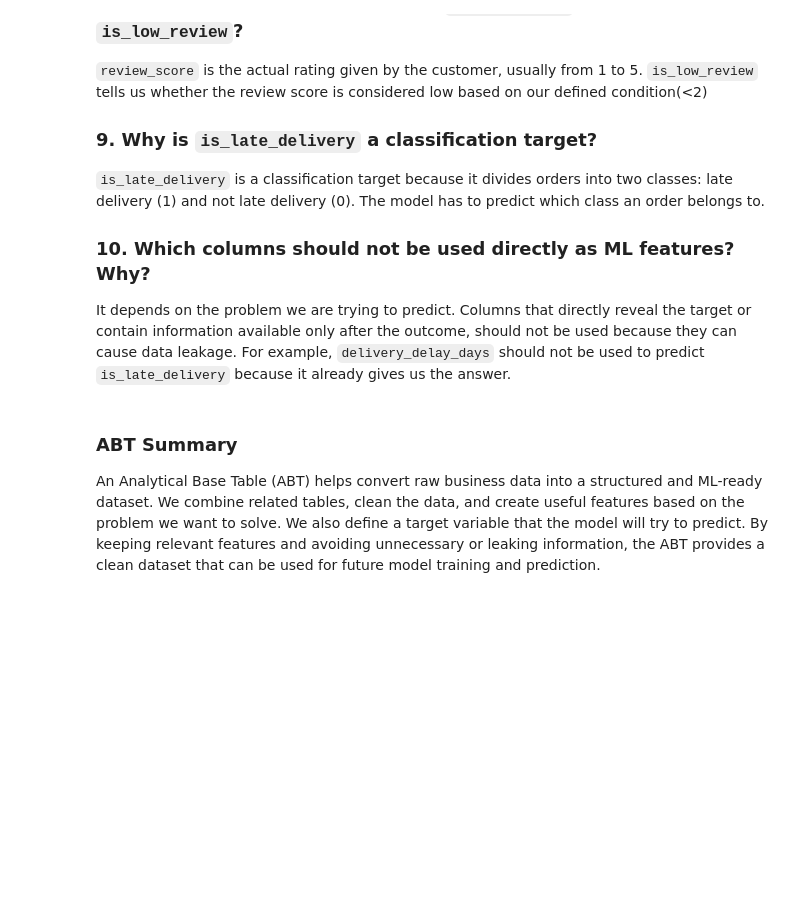
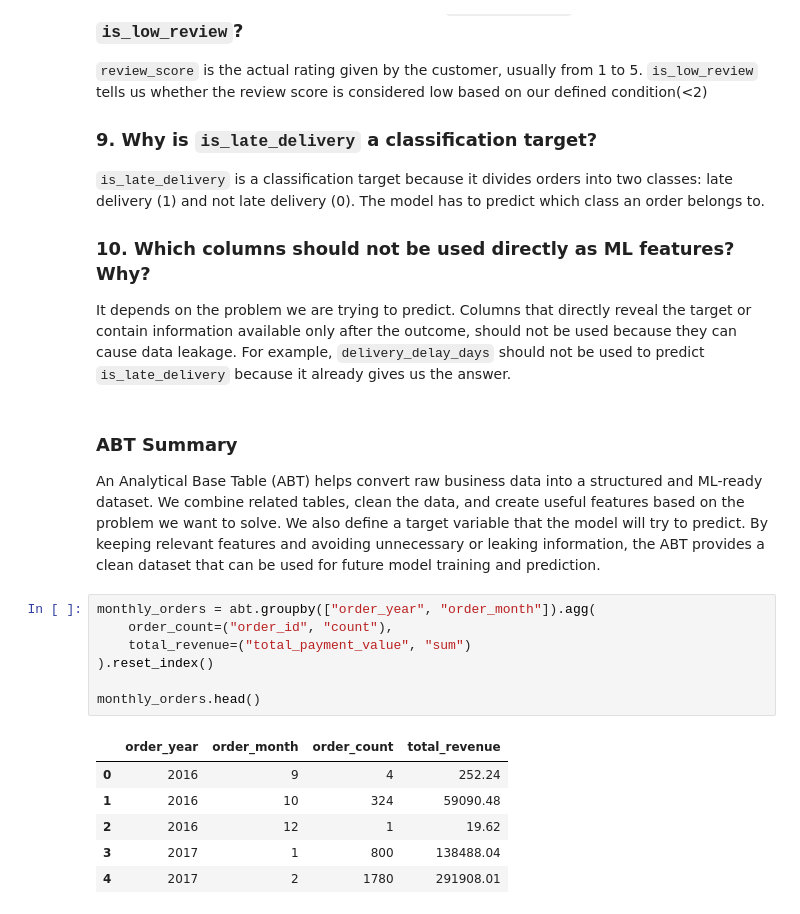
Before and after one commit to BhavyaAgrawat31/ML, a Jupyter notebook: notebooks/Lab02_Building_Analytical_Base_Table.ipynb, the cells around one changed output. Drawn from its saved outputs; the diff is of its cells as text; blank space fills up the shorter version.

```diff
--- a/notebooks/Lab02_Building_Analytical_Base_Table.ipynb
+++ b/notebooks/Lab02_Building_Analytical_Base_Table.ipynb
@@ -652,3 +668,17 @@ It depends on the problem we are trying to predict. Columns that directly reveal
 ### ABT Summary
 
 An Analytical Base Table (ABT) helps convert raw business data into a structured and ML-ready dataset. We combine related tables, clean the data, and create useful features based on the problem we want to solve. We also define a target variable that the model will try to predict. By keeping relevant features and avoiding unnecessary or leaking information, the ABT provides a clean dataset that can be used for future model training and prediction.
+# %%
+monthly_orders = abt.groupby(["order_year", "order_month"]).agg(
+    order_count=("order_id", "count"),
+    total_revenue=("total_payment_value", "sum")
+).reset_index()
+
+monthly_orders.head()
+# %% [output]
+|  | order_year | order_month | order_count | total_revenue |
+| 0 | 2016 | 9 | 4 | 252.24 |
+| 1 | 2016 | 10 | 324 | 59090.48 |
+| 2 | 2016 | 12 | 1 | 19.62 |
+| 3 | 2017 | 1 | 800 | 138488.04 |
+| 4 | 2017 | 2 | 1780 | 291908.01 |
```
Also changed, not shown: parts of 3 cells of this notebook, 3 other files.
